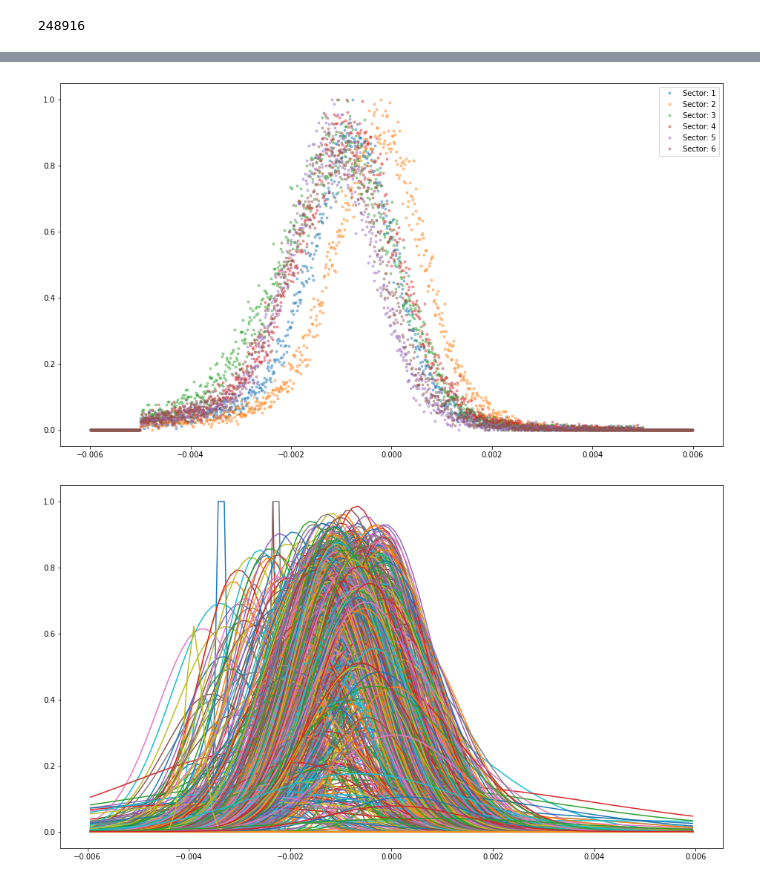
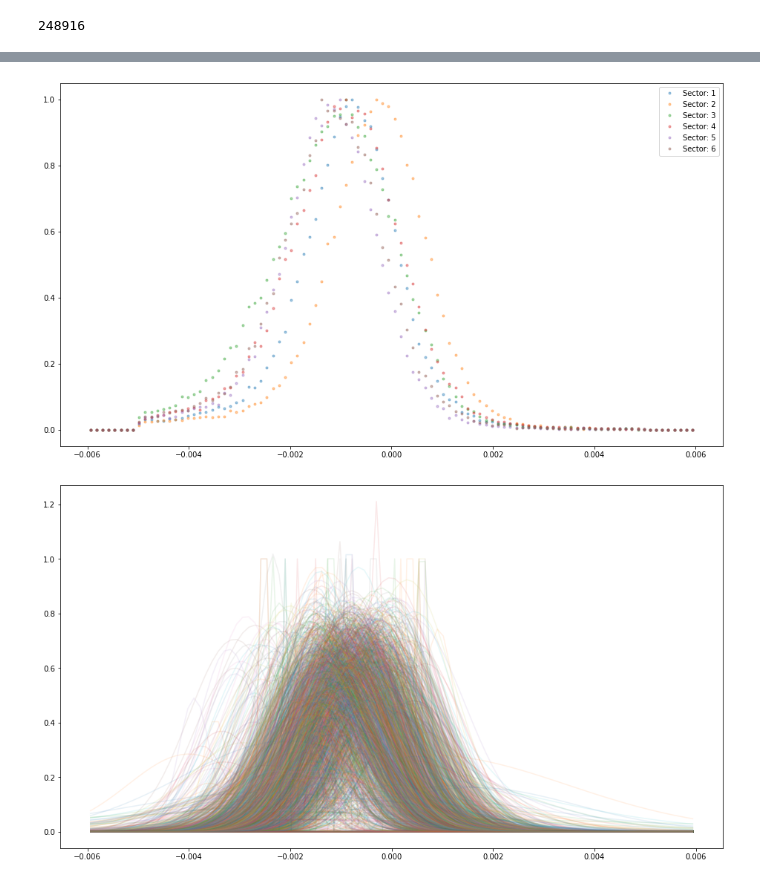
Before and after one commit to tylern4/physics_code, a Jupyter notebook: current/momentumCorrections/MomentumCorrKPark.ipynb, the cells around one changed output, grey strips where cells are left out. Saved outputs shown, nothing was run; the diff lists cells and outputs as text; code cells hidden in the pictures.

```diff
--- a/current/momentumCorrections/MomentumCorrKPark.ipynb
+++ b/current/momentumCorrections/MomentumCorrKPark.ipynb
@@ -129,6 +128,6 @@ df.head()
 for sec in np.unique(df.sector):
     fig = plt.figure(figsize=(16,9))
     d = df[df.sector == sec]
-    plt.hist2d(d.w_corr, d.q2_corr, bins=500)
+    plt.hist2d(d.w_corr, d.q2_corr, bins=50)
     plt.show()
 # %% [output]
@@ -143,7 +142,7 @@ for sec in np.unique(df.sector):
     fig = plt.figure(figsize=(16,9))
     xs=np.linspace(0.85, 1.05, 500)
     data = df[df.sector == sec]
-    y, x= np.histogram(data['W_uncorr'], bins=200, range=(0.85,1.05))
+    y, x= np.histogram(data['W_uncorr'], bins=50, range=(0.85,1.05))
     y = y/np.max(y)
     kde = stats.gaussian_kde(data['W_uncorr'])
     plt.plot(xs, kde(xs)/np.max(kde(xs)))
@@ -163,42 +162,45 @@ for sec in np.unique(df.sector):
 fig = plt.figure(figsize=(16,9))
 for sec in np.unique(df.sector):
     data = df[df.sector == sec]
-    y,x = np.histogram(data['delta_theta'], bins=1000, range=(-0.006,0.006))
+    y,x = np.histogram(data['delta_theta'], bins=100, range=(-0.006,0.006))
     y = y/np.max(y)
     x = (x[:-1]+x[1:])/2.0
     plt.errorbar(x,y,fmt='.', alpha=0.4, label=f'Sector: {sec}')
 plt.legend()
 plt.show()
 # %% [output]
-[figure, old version]
+[figure, new version]
 # %%
 fig = plt.figure(figsize=(16,9))
-num_points = 100
+num_points = 50
 grr = []
 for sec in range(1,7):
-    df2 = df[df.sector == sec]
-    phis = np.linspace(np.min(df2.e_phi_center), np.max(df2.e_phi_center), num_points+1)
-    for phi in range(0, num_points):
-        phi_min = phis[phi]
-        phi_max = phis[phi+1]
-        data = df2[(df2.e_phi_center > phi_min) & (df2.e_phi_center <= phi_max)]
-        y, x = np.histogram(data['delta_theta'], bins=100, range=(-0.006,0.006))
-        y = y/np.max(y)
-        x = (x[:-1]+x[1:])/2.0
-        #plt.errorbar(x,y,fmt='o-',alpha=0.4)
-        if not np.any(np.isnan(y)) and len(y) > 5:
-            try:
-                popt, pcov = curve_fit(gauss, x, y,
+    for deg in range(13, 20):
+        df2 = df[(df.sector == sec) & (np.rad2deg(df.e_theta) >= deg) & (np.rad2deg(df.e_theta) < deg+1)]
+        if len(df2) < 2:
+            pass
+        phis = np.linspace(np.min(df2.e_phi_center), np.max(df2.e_phi_center), num_points+1)
+        for phi in range(0, num_points):
+            phi_min = phis[phi]
+            phi_max = phis[phi+1]
+            data = df2[(df2.e_phi_center > phi_min) & (df2.e_phi_center <= phi_max)]
+            y, x = np.histogram(data['delta_theta'], bins=100, range=(-0.006,0.006))
+            y = y/np.max(y)
+            x = (x[:-1]+x[1:])/2.0
+            #plt.errorbar(x,y,fmt='o-',alpha=0.4)
+            if not np.any(np.isnan(y)) and len(y) > 5:
+                try:
+                    popt, pcov = curve_fit(gauss, x, y,
                                        p0 = [1, np.mean(data['delta_theta']), np.std(data['delta_theta'])],
                                        maxfev=80000)
-                if np.abs(popt[1]) < 0.05:
-                    grr.append([((phi_min+phi_max) / 2.0), popt[1], popt[2], sec])
-                    plt.plot(x,gauss(x,*popt))
-            except RuntimeError:
-                pass
+                    if np.abs(popt[1]) < 0.05:
+                        grr.append([((phi_min+phi_max) / 2.0), popt[1], popt[2], sec, deg])
+                        plt.plot(x,gauss(x,*popt), alpha=0.1)
+                except RuntimeError:
+                    pass
 
 plt.show()
 grr = np.array(grr)
-dfgrr = pd.DataFrame(data=grr, columns=["phi", "dtheta", "sigma", "sec"])
+dfgrr = pd.DataFrame(data=grr, columns=["phi", "dtheta", "sigma", "sec", "min_deg"])
 # %% [output]
-[figure, old version]
+[figure, new version]
```
Also changed, not shown: parts of 9 cells of this notebook, 31 other files.
